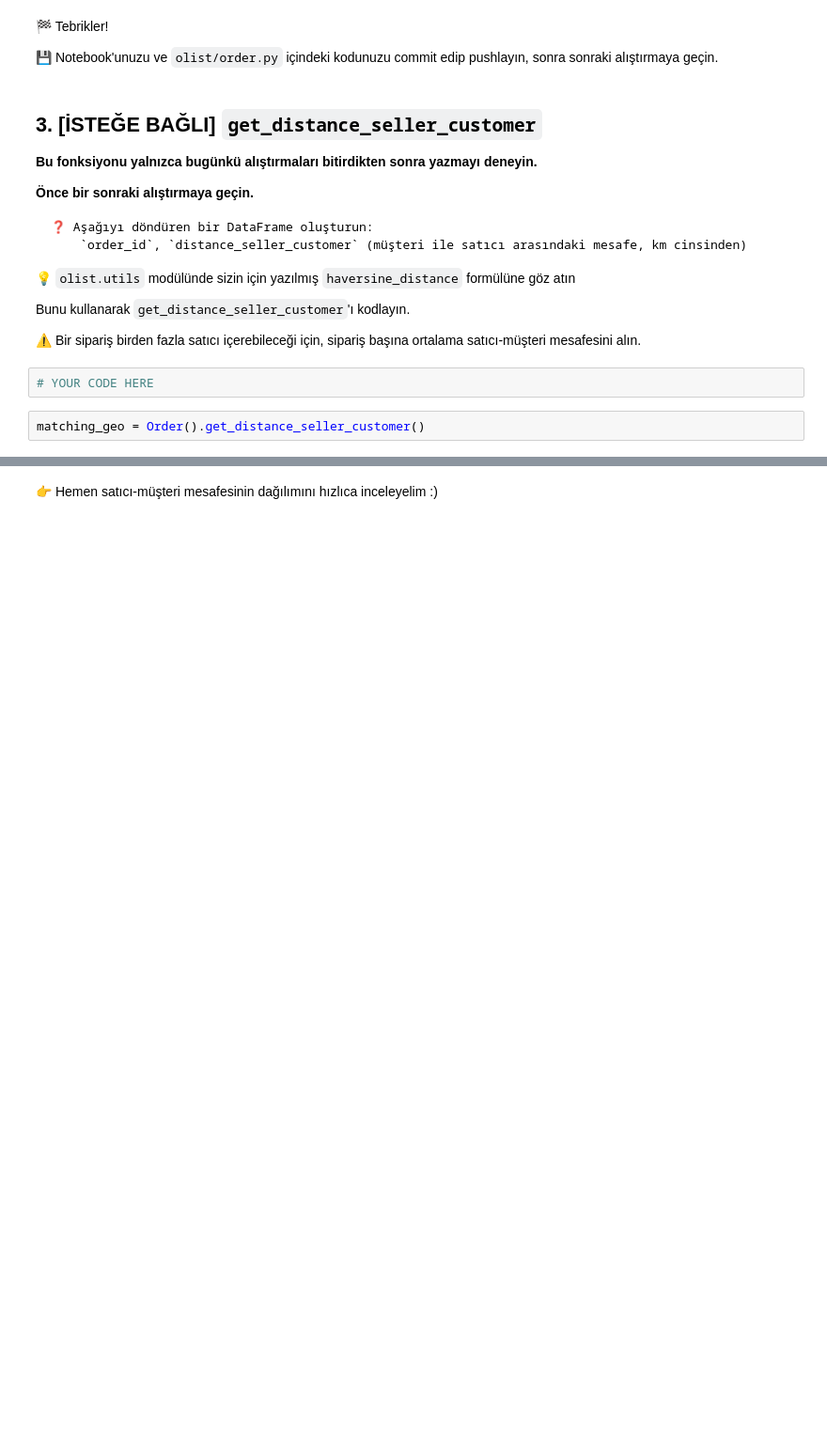
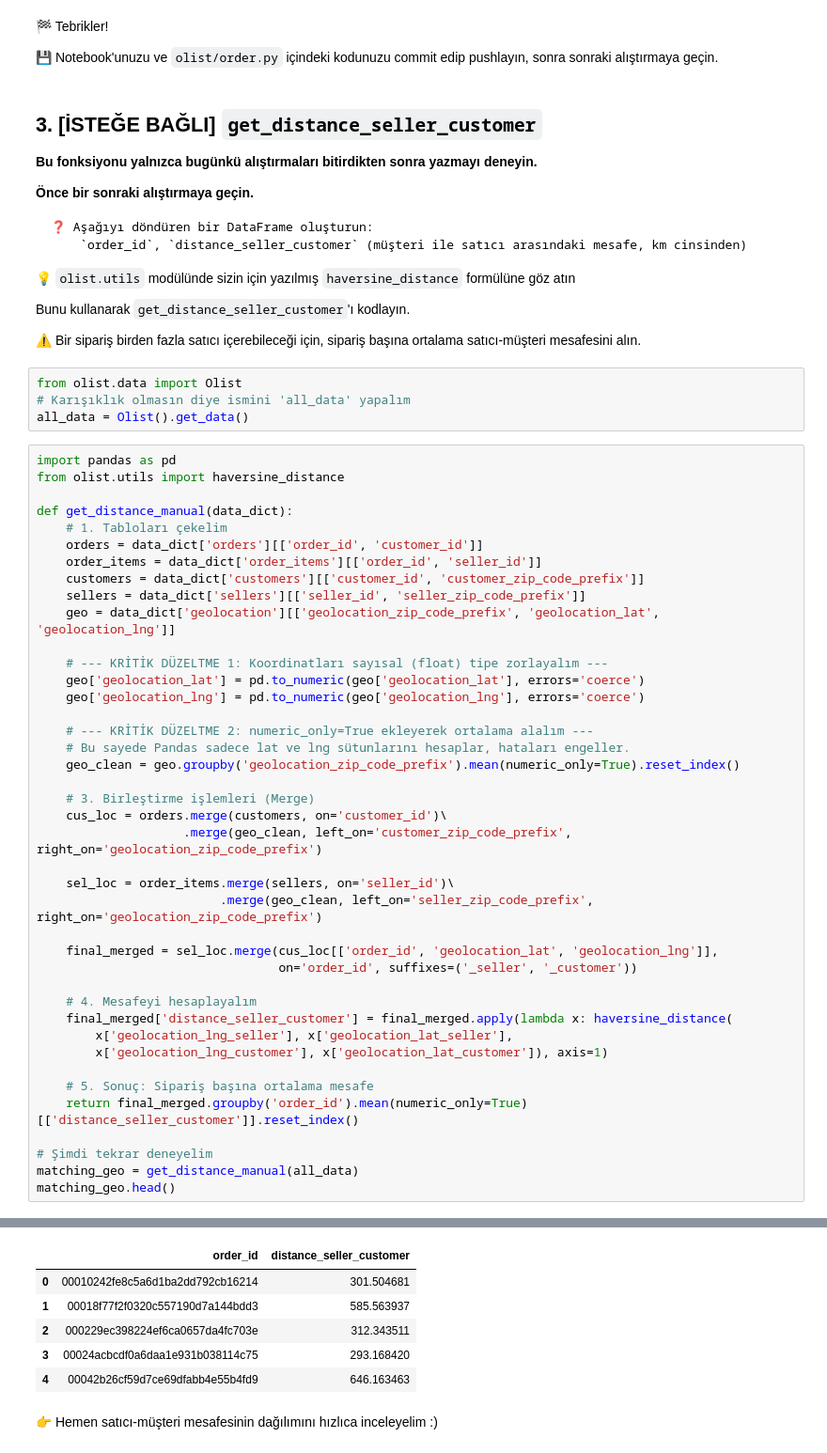
Before and after one commit to SelenImahanoglu/data-orders, a Jupyter notebook: orders.ipynb, the cells around one changed output, grey strips where cells are left out. Shown at 94% size. Drawn from its saved outputs; the diff is of its cells as text; blank space fills up the shorter version.

Commit message:
Completed distance step and finalized the project

```diff
--- a/orders.ipynb
+++ b/orders.ipynb
@@ -531,7 +531,49 @@ Belki tüm adımları tek bir DataFrame'de birleştirirken bir şey yanlış git
 Bunu kullanarak `get_distance_seller_customer`'ı kodlayın.
 
 ⚠️ Bir sipariş birden fazla satıcı içerebileceği için, sipariş başına ortalama satıcı-müşteri mesafesini alın.
-# %%
-# YOUR CODE HERE
-# %%
-matching_geo = Order().get_distance_seller_customer()
+# %%
+from olist.data import Olist
+# Karışıklık olmasın diye ismini 'all_data' yapalım
+all_data = Olist().get_data()
+# %%
+import pandas as pd
+from olist.utils import haversine_distance
+
+def get_distance_manual(data_dict):
+    # 1. Tabloları çekelim
+    orders = data_dict['orders'][['order_id', 'customer_id']]
+    order_items = data_dict['order_items'][['order_id', 'seller_id']]
+    customers = data_dict['customers'][['customer_id', 'customer_zip_code_prefix']]
+    sellers = data_dict['sellers'][['seller_id', 'seller_zip_code_prefix']]
+    geo = data_dict['geolocation'][['geolocation_zip_code_prefix', 'geolocation_lat', 'geolocation_lng']]
+
+    # --- KRİTİK DÜZELTME 1: Koordinatları sayısal (float) tipe zorlayalım ---
+    geo['geolocation_lat'] = pd.to_numeric(geo['geolocation_lat'], errors='coerce')
+    geo['geolocation_lng'] = pd.to_numeric(geo['geolocation_lng'], errors='coerce')
+
+    # --- KRİTİK DÜZELTME 2: numeric_only=True ekleyerek ortalama alalım ---
+    # Bu sayede Pandas sadece lat ve lng sütunlarını hesaplar, hataları engeller.
+    geo_clean = geo.groupby('geolocation_zip_code_prefix').mean(numeric_only=True).reset_index()
+
+    # 3. Birleştirme işlemleri (Merge)
+    cus_loc = orders.merge(customers, on='customer_id')\
+                    .merge(geo_clean, left_on='customer_zip_code_prefix', right_on='geolocation_zip_code_prefix')
+
+    sel_loc = order_items.merge(sellers, on='seller_id')\
+                         .merge(geo_clean, left_on='seller_zip_code_prefix', right_on='geolocation_zip_code_prefix')
+
+    final_merged = sel_loc.merge(cus_loc[['order_id', 'geolocation_lat', 'geolocation_lng']],
+                                 on='order_id', suffixes=('_seller', '_customer'))
+
+    # 4. Mesafeyi hesaplayalım
+    final_merged['distance_seller_customer'] = final_merged.apply(lambda x: haversine_distance(
+        x['geolocation_lng_seller'], x['geolocation_lat_seller'],
+        x['geolocation_lng_customer'], x['geolocation_lat_customer']), axis=1)
+
+    # 5. Sonuç: Sipariş başına ortalama mesafe
+    return final_merged.groupby('order_id').mean(numeric_only=True)[['distance_seller_customer']].reset_index()
+
+# Şimdi tekrar deneyelim
+matching_geo = get_distance_manual(all_data)
+matching_geo.head()
+# %% [output]
@@ -538,3 +590,9 @@ matching_geo = Order().get_distance_seller_customer()
+|  | order_id | distance_seller_customer |
+| 0 | 00010242fe8c5a6d1ba2dd792cb16214 | 301.504681 |
+| 1 | 00018f77f2f0320c557190d7a144bdd3 | 585.563937 |
+| 2 | 000229ec398224ef6ca0657da4fc703e | 312.343511 |
+| 3 | 00024acbcdf0a6daa1e931b038114c75 | 293.168420 |
+| 4 | 00042b26cf59d7ce69dfabb4e55b4fd9 | 646.163463 |
 # %% [markdown]
 👉 Hemen satıcı-müşteri mesafesinin dağılımını hızlıca inceleyelim :)
 # %%
```
Also changed, not shown: parts of 6 cells of this notebook, 1 other file.
